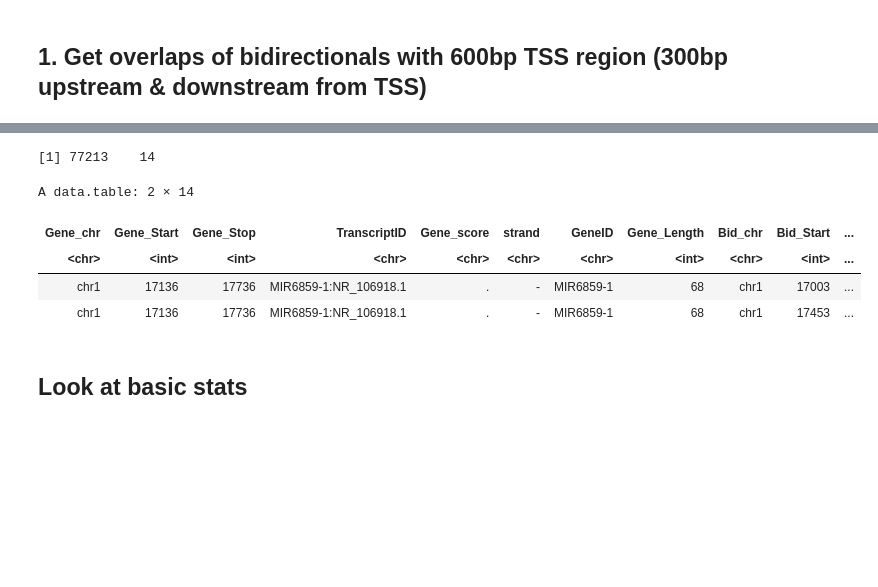
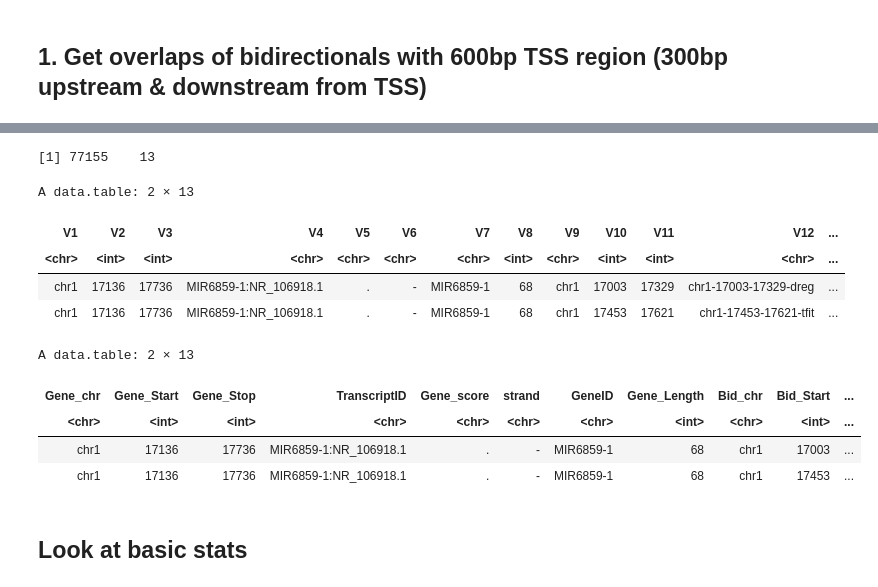
Before and after one commit to Dowell-Lab/bidirectionals_merged, a Jupyter notebook: notebooks/03_Get_bid_TSSs.ipynb, the cells around one changed output, grey strips where cells are left out. Cells and saved outputs as stored; diff of their text form; code cells hidden in the pictures; blank space fills up the shorter version.

````diff
--- a/notebooks/03_Get_bid_TSSs.ipynb
+++ b/notebooks/03_Get_bid_TSSs.ipynb
@@ -19,21 +27,33 @@ bedtools intersect -a $TSS_BED -b $FILT_BID -f 0.05 -wo > overlaps_all_proms_bid
 ```
 # %%
 # read in putative TSS overlaps
-overlaps_filt <- fread("overlaps_all_proms_bids_qc1_2_posneg_gene_filt.bed")
+#overlaps_filt <- fread("overlaps_all_proms_bids_qc1_2_posneg_gene_filt.bed")
+overlaps_filt <- fread("overlaps_all_filt_bids_full_gene_filt.bed")
 dim(overlaps_filt)
+overlaps_filt[1:2,]
 colnames(overlaps_filt) <- c("Gene_chr", "Gene_Start", "Gene_Stop", "TranscriptID",
                        "Gene_score", "strand", "GeneID", "Gene_Length",
                        "Bid_chr", "Bid_Start", "Bid_Stop",
-                            'source', "BidID",
+                           "BidID",
                        "overlap")
+# colnames(overlaps_filt) <- c("Gene_chr", "Gene_Start", "Gene_Stop", "TranscriptID",
+#                        "Gene_score", "strand", "GeneID", "Gene_Length",
+#                        "Bid_chr", "Bid_Start", "Bid_Stop",
+#                             'source', "BidID",
+#                        "overlap")
 overlaps_filt[1:2,]
 # %% [output]
-[1] 77213    14
+[1] 77155    13
-A data.table: 2 × 14
+A data.table: 2 × 13
-| Gene_chr | Gene_Start | Gene_Stop | TranscriptID | Gene_score | strand | GeneID | Gene_Length | Bid_chr | Bid_Start | ... |
-| <chr> | <int> | <int> | <chr> | <chr> | <chr> | <chr> | <int> | <chr> | <int> | ... |
-| chr1 | 17136 | 17736 | MIR6859-1:NR_106918.1 | . | - | MIR6859-1 | 68 | chr1 | 17003 | ... |
-| chr1 | 17136 | 17736 | MIR6859-1:NR_106918.1 | . | - | MIR6859-1 | 68 | chr1 | 17453 | ... |
+| V1 | V2 | V3 | V4 | V5 | V6 | V7 | V8 | V9 | V10 | V11 | V12 | ... |
+| <chr> | <int> | <int> | <chr> | <chr> | <chr> | <chr> | <int> | <chr> | <int> | <int> | <chr> | ... |
+| chr1 | 17136 | 17736 | MIR6859-1:NR_106918.1 | . | - | MIR6859-1 | 68 | chr1 | 17003 | 17329 | chr1-17003-17329-dreg | ... |
+| chr1 | 17136 | 17736 | MIR6859-1:NR_106918.1 | . | - | MIR6859-1 | 68 | chr1 | 17453 | 17621 | chr1-17453-17621-tfit | ... |
+A data.table: 2 × 13
+| Gene_chr | Gene_Start | Gene_Stop | TranscriptID | Gene_score | strand | GeneID | Gene_Length | Bid_chr | Bid_Start | ... |
+| <chr> | <int> | <int> | <chr> | <chr> | <chr> | <chr> | <int> | <chr> | <int> | ... |
+| chr1 | 17136 | 17736 | MIR6859-1:NR_106918.1 | . | - | MIR6859-1 | 68 | chr1 | 17003 | ... |
+| chr1 | 17136 | 17736 | MIR6859-1:NR_106918.1 | . | - | MIR6859-1 | 68 | chr1 | 17453 | ... |
 # %% [markdown]
 ## Look at basic stats
 # %%
````
Also changed, not shown: parts of 15 cells of this notebook.
